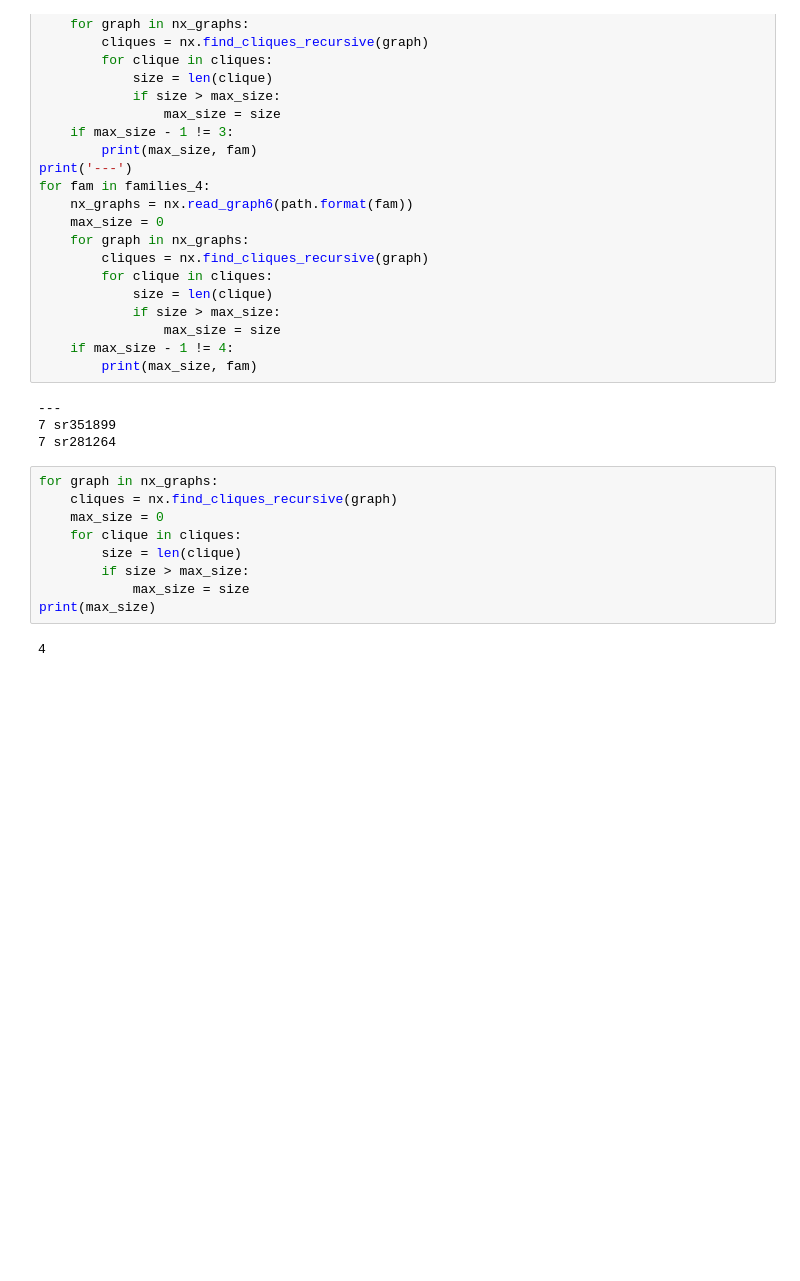
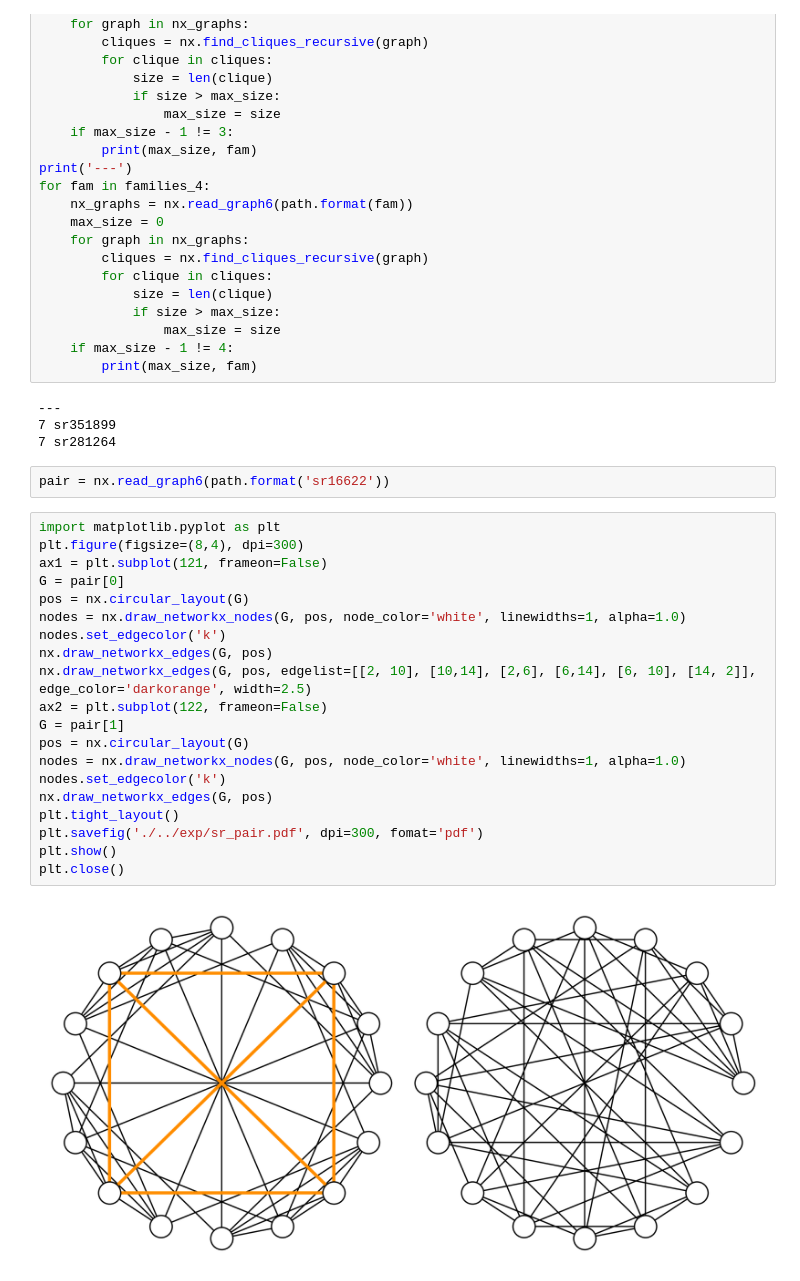
Before and after one commit to twitter-research/cwn, a Jupyter notebook: data/notebooks/SR_graphs.ipynb, the cells around one changed output. Cells and saved outputs as stored; diff of their text form; blank space fills up the shorter version.

```diff
--- a/data/notebooks/SR_graphs.ipynb
+++ b/data/notebooks/SR_graphs.ipynb
@@ -42,14 +42,27 @@ for fam in families_4:
 ---
 7 sr351899
 7 sr281264
-# %%
-for graph in nx_graphs:
-    cliques = nx.find_cliques_recursive(graph)
-    max_size = 0
-    for clique in cliques:
-        size = len(clique)
-        if size > max_size:
-            max_size = size
-print(max_size)
-# %% [output]
-4
+# %%
+pair = nx.read_graph6(path.format('sr16622'))
+# %%
+import matplotlib.pyplot as plt
+plt.figure(figsize=(8,4), dpi=300)
+ax1 = plt.subplot(121, frameon=False)
+G = pair[0]
+pos = nx.circular_layout(G)
+nodes = nx.draw_networkx_nodes(G, pos, node_color='white', linewidths=1, alpha=1.0)
+nodes.set_edgecolor('k')
+nx.draw_networkx_edges(G, pos)
+nx.draw_networkx_edges(G, pos, edgelist=[[2, 10], [10,14], [2,6], [6,14], [6, 10], [14, 2]], edge_color='darkorange', width=2.5)
+ax2 = plt.subplot(122, frameon=False)
+G = pair[1]
+pos = nx.circular_layout(G)
+nodes = nx.draw_networkx_nodes(G, pos, node_color='white', linewidths=1, alpha=1.0)
+nodes.set_edgecolor('k')
+nx.draw_networkx_edges(G, pos)
+plt.tight_layout()
+plt.savefig('./../exp/sr_pair.pdf', dpi=300, fomat='pdf')
+plt.show()
+plt.close()
+# %% [output]
+[figure, added]
```
Also changed, not shown: parts of 6 cells of this notebook, 2 other files.
